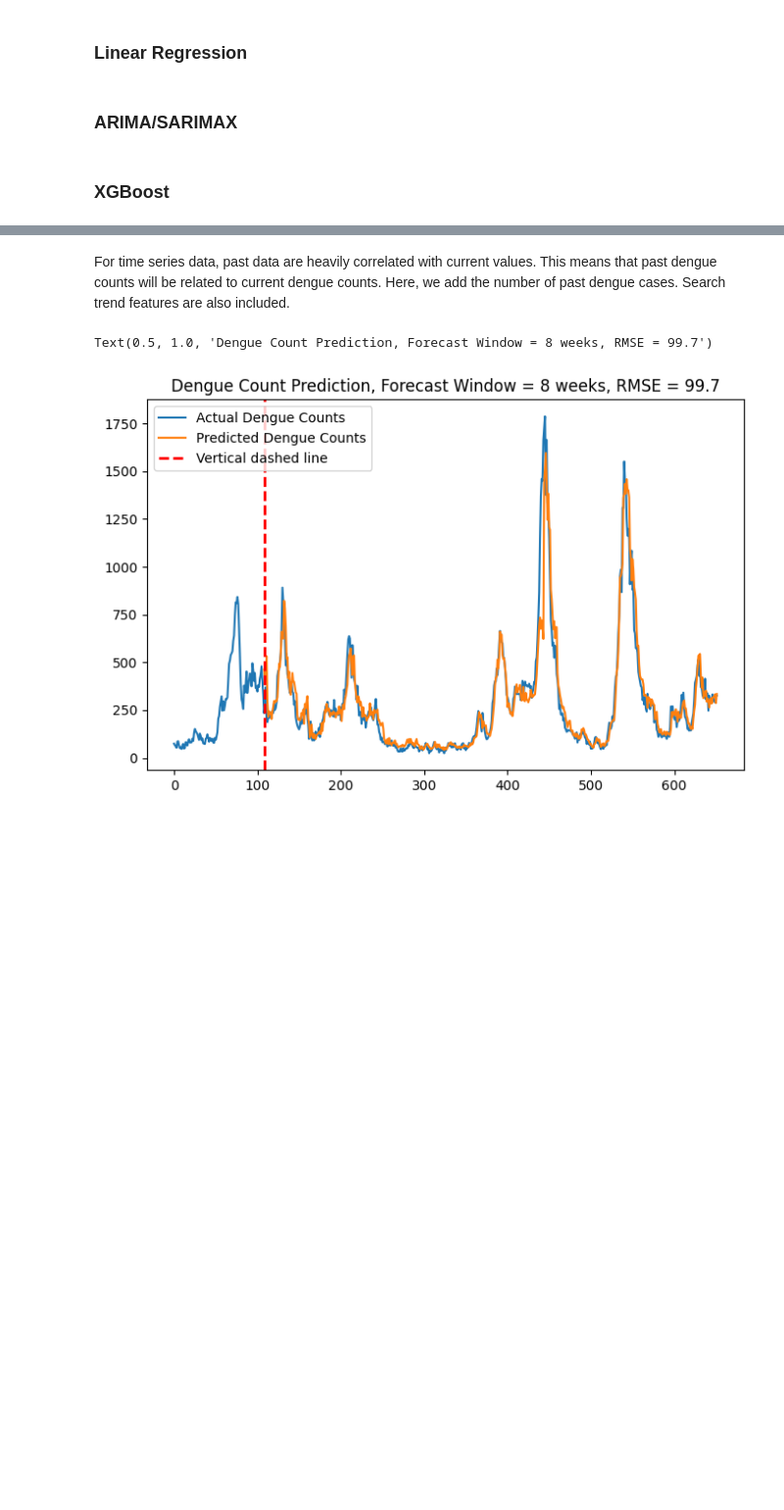
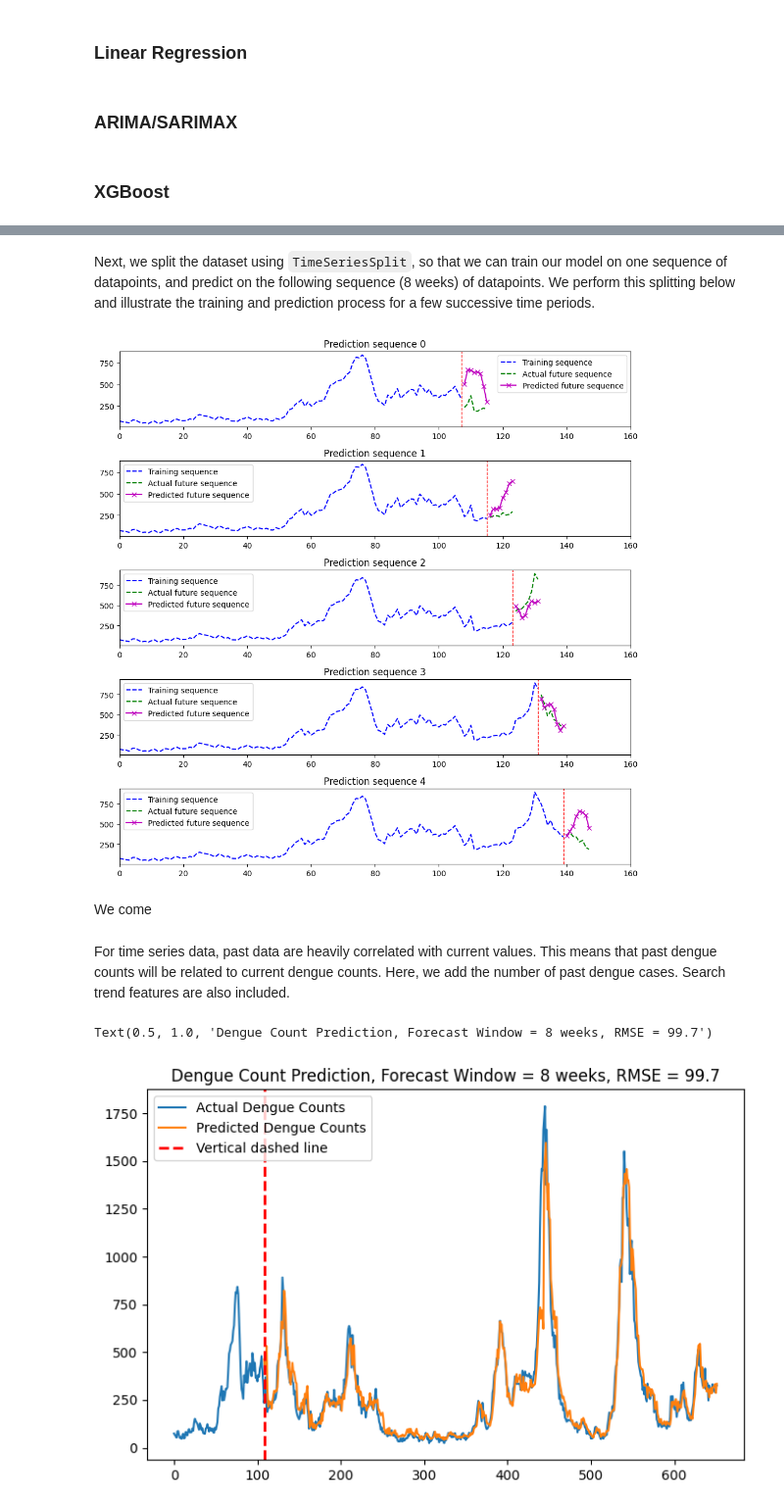
Before and after one commit to kampungkat/dengue-predictor, a Jupyter notebook: TFC_temp/TFC_EDA_model.ipynb, the cells around one changed output, grey strips where cells are left out. Shown at 98% size. Cells and saved outputs as stored; diff of their text form; code cells hidden in the pictures; blank space fills up the shorter version.

Commit message:
Added explanation for sequential prediction

```diff
--- a/TFC_temp/TFC_EDA_model.ipynb
+++ b/TFC_temp/TFC_EDA_model.ipynb
@@ -598,0 +494,59 @@ Text(0.5, 1.0, 'Dengue Count Prediction, Forecast Window = 8 weeks, RMSE = 206.4
+# %% [markdown]
+Next, we split the dataset using `TimeSeriesSplit`, so that we can train our model on one sequence of datapoints, and predict on the following sequence (8 weeks) of datapoints. We perform this splitting below and illustrate the training and prediction process for a few successive time periods.
+# %%
+# Create features to predict dengue cases one week in advance.
+df_features = df_xgb[[col for col in df_xgb.columns if not (col in ['Year','Dengue_Count'])]]
+df_label = df_xgb[['Dengue_Count']]
+
+# Split into train and test sets
+forecast_window = 8
+tscv = TimeSeriesSplit(n_splits=68, test_size=forecast_window)
+
+# Define parameters for XGBoost
+params = {
+    'learning_rate': 0.1,
+    'n_estimators': 1000,
+    'max_depth': 8,
+    'min_child_weight': 1,
+    'gamma': 0.6,
+    'subsample': 0.8,
+    'colsample_bytree': 0.8,
+    'reg_lambda': 1,
+    'reg_alpha': 1,
+    'objective': 'reg:squarederror',
+    'random_state': 42,
+    'device':'cuda',
+    'tree_method':'hist'
+}
+
+fig,axs = plt.subplots(5,1,figsize=(10,10))
+axs = axs.flatten()
+
+# Collect predictions
+preds = []
+for i, (train_ind,test_ind) in enumerate(tscv.split(df_features)):
+    # Initialize XGBoost regressor with defined parameters
+    model = xgb.XGBRegressor(**params)
+
+    # Train the model
+    model.fit(df_features.iloc[train_ind,:], df_label.iloc[train_ind])
+
+    # Get prediction
+    y_pred = pd.DataFrame(model.predict(df_features.iloc[test_ind,:]))
+    y_pred.index = pd.RangeIndex(start=test_ind[0], stop=test_ind[-1]+1)
+
+    axs[i].plot(df_label.iloc[train_ind],'b--',label='Training sequence')
+    axs[i].plot(df_label.iloc[test_ind],'g--',label='Actual future sequence')
+    axs[i].plot(y_pred,'mx-',label='Predicted future sequence')
+    axs[i].set_xlim([0,160])
+    axs[i].axvline(x=train_ind[-1], color='r', linestyle='--', linewidth=1)
+    axs[i].legend()
+    axs[i].set_title(f'Prediction sequence {i}')
+
+    if i == 4:
+        break
+fig.tight_layout()
+# %% [output]
+[figure, added]
+# %% [markdown]
+We come
```
Also changed, not shown: parts of 10 cells of this notebook.
